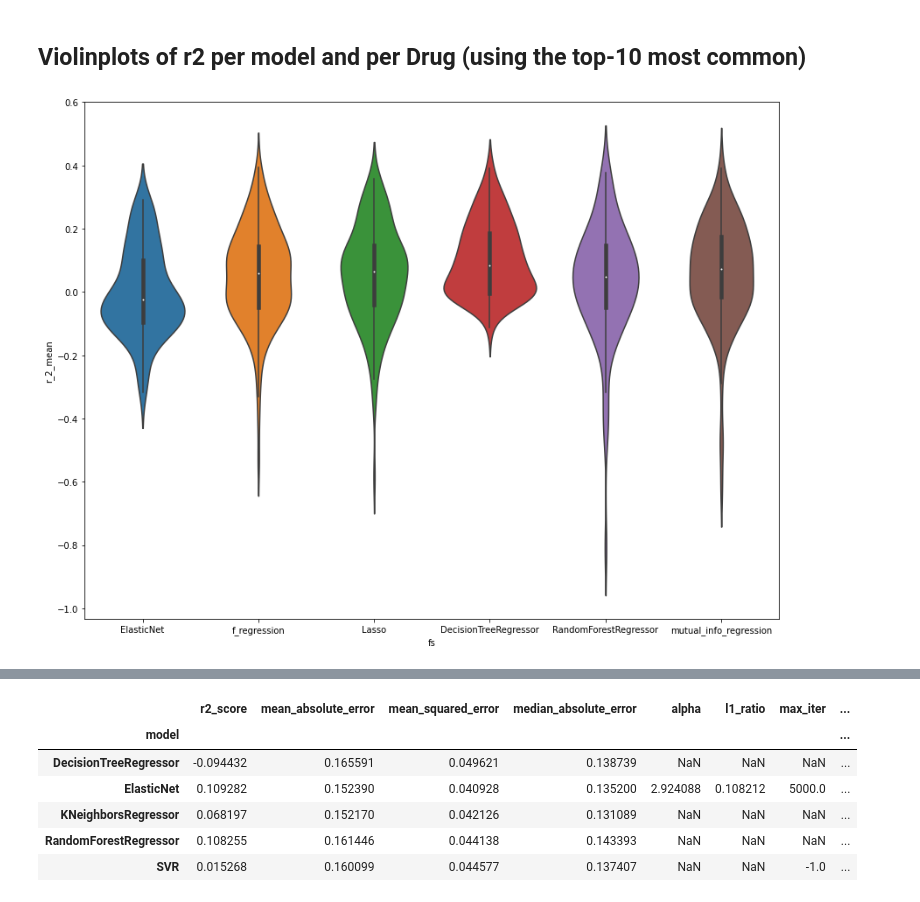
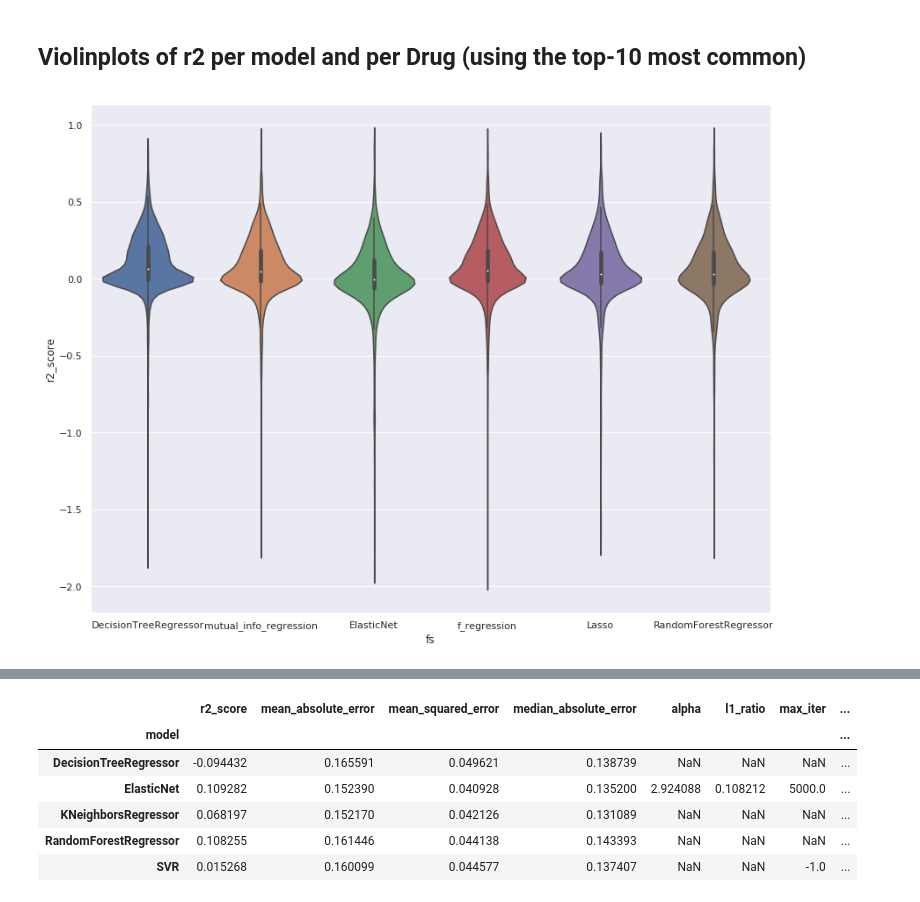
Before and after one commit to lucas-ubm/phc-data-pipeline, a Jupyter notebook: Ranalysis.ipynb, the cells around one changed output, grey strips where cells are left out. Saved outputs shown, nothing was run; the diff lists cells and outputs as text; code cells hidden in the pictures.

Commit message:
Fixed up the addition of new drugs through append

```diff
--- a/Ranalysis.ipynb
+++ b/Ranalysis.ipynb
@@ -7,9 +7,11 @@ import matplotlib.pyplot as plt
 import seaborn as sns
 import subprocess
 # %%
-data = pd.read_csv('data/runs/results.csv', index_col='run')
+data = pd.read_csv('data/runs/n_results.csv', index_col='run')
+drug_data = pd.read_csv('data/runs/drug_data.csv')
+new_drug_data = pd.read_csv('data/runs/new_drug.csv')
 # %%
-data = data[data['status']!='error']
+data = data[data['status']=='completed']
 data = data[data['r_2_mean'].notnull()]
 # %%
 data['time'] = pd.to_timedelta(data['time'])
@@ -22,3 +24,8 @@ data['datasets'] = data['gdsc']+data['ctrp']+data['ccle']
 data = data[data['datasets']>0]
 # %%
 ndata = data[data['started'] > pd.to_datetime('2020-04-15 18:00:00')]
+# %%
+drug_data = drug_data.join(ndata, rsuffix='_drug', on='run')
+drug_data = drug_data[drug_data['started'].notnull()]
+# %%
+ndrug_data = drug_data[drug_data['started'] > pd.to_datetime('2020-04-15 18:00:00')]
@@ -331,11 +357,12 @@ plt.savefig('Features vs r2')
 # %% [markdown]
 ## Violinplots of r2 per model and per Drug (using the top-10 most common)
 # %%
+sns.set()
 plt.figure(figsize = (12,9))
-ax = sns.violinplot(x=ndata[ndata['r_2_mean']>-10]['fs'], y = ndata['r_2_mean'])
+ax = sns.violinplot(x=ndrug_data[ndrug_data['r2_score']>-2]['fs'], y = ndrug_data['r2_score'])
 plt.tight_layout()
-plt.savefig('model.png')
+#plt.savefig('model.png')
 # %% [output]
-[figure, old version]
+[figure, new version]
 # %%
 from collections import Counter
```
Also changed, not shown: parts of 22 cells of this notebook, 8 other files.
